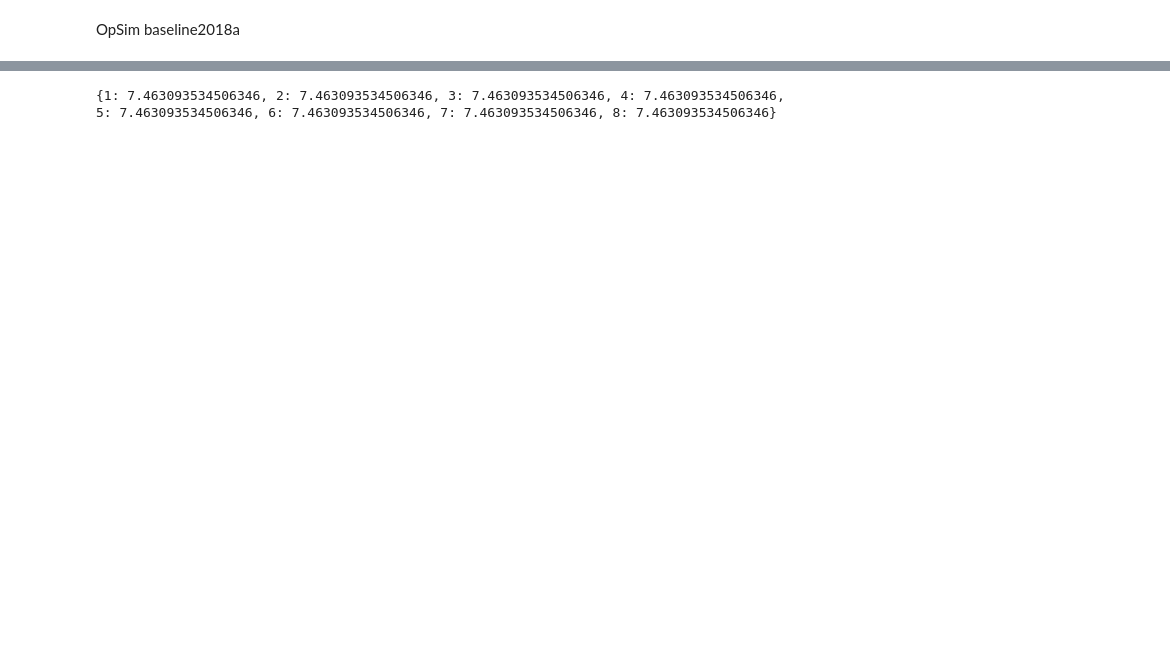
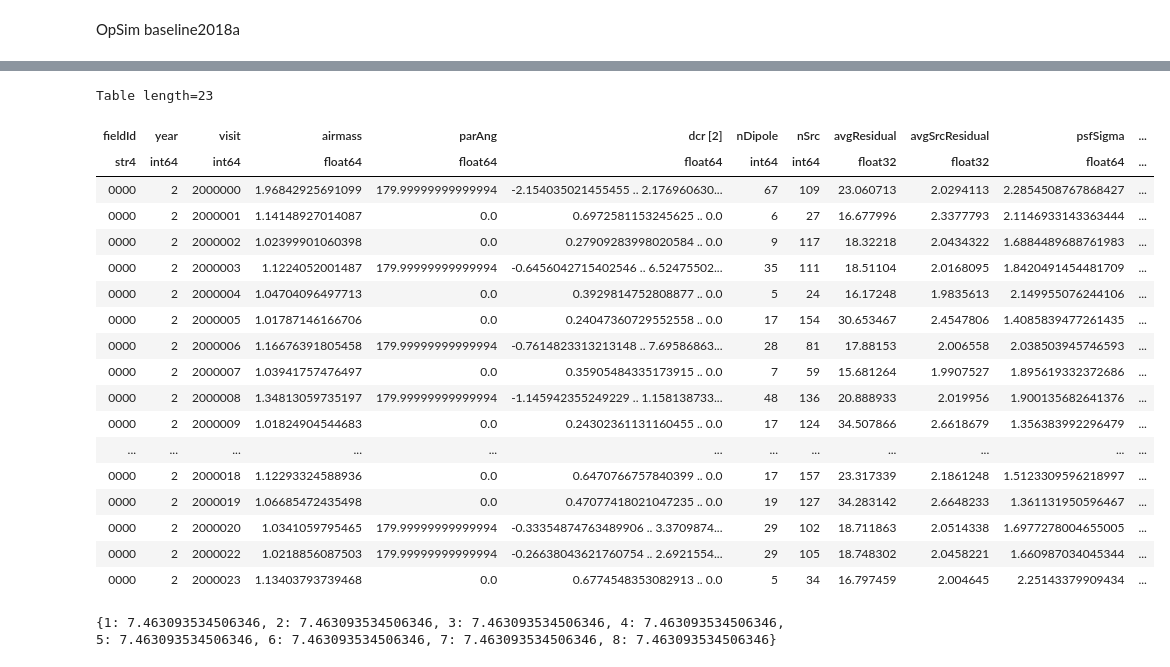
Before and after one commit to lsst-dm/experimental_DCR, a Jupyter notebook: DM-18709 image difference source detection.ipynb, the cells around one changed output, grey strips where cells are left out. Drawn from its saved outputs; the diff is of its cells as text; code cells hidden in the pictures; blank space fills up the shorter version.

```diff
--- a/DM-18709 image difference source detection.ipynb
+++ b/DM-18709 image difference source detection.ipynb
@@ -96,3 +171,25 @@ array([False, False, False, False, False, False, False, False])
+# %%
+alerts_deep[8]
+# %% [output]
+Table length=23
+| fieldId | year | visit | airmass | parAng | dcr [2] | nDipole | nSrc | avgResidual | avgSrcResidual | psfSigma | ... |
+| str4 | int64 | int64 | float64 | float64 | float64 | int64 | int64 | float32 | float32 | float64 | ... |
+| 0000 | 2 | 2000000 | 1.96842925691099 | 179.99999999999994 | -2.154035021455455 .. 2.176960630... | 67 | 109 | 23.060713 | 2.0294113 | 2.2854508767868427 | ... |
+| 0000 | 2 | 2000001 | 1.14148927014087 | 0.0 | 0.6972581153245625 .. 0.0 | 6 | 27 | 16.677996 | 2.3377793 | 2.1146933143363444 | ... |
+| 0000 | 2 | 2000002 | 1.02399901060398 | 0.0 | 0.27909283998020584 .. 0.0 | 9 | 117 | 18.32218 | 2.0434322 | 1.6884489688761983 | ... |
+| 0000 | 2 | 2000003 | 1.1224052001487 | 179.99999999999994 | -0.6456042715402546 .. 6.52475502... | 35 | 111 | 18.51104 | 2.0168095 | 1.8420491454481709 | ... |
+| 0000 | 2 | 2000004 | 1.04704096497713 | 0.0 | 0.3929814752808877 .. 0.0 | 5 | 24 | 16.17248 | 1.9835613 | 2.149955076244106 | ... |
+| 0000 | 2 | 2000005 | 1.01787146166706 | 0.0 | 0.24047360729552558 .. 0.0 | 17 | 154 | 30.653467 | 2.4547806 | 1.4085839477261435 | ... |
+| 0000 | 2 | 2000006 | 1.16676391805458 | 179.99999999999994 | -0.7614823313213148 .. 7.69586863... | 28 | 81 | 17.88153 | 2.006558 | 2.038503945746593 | ... |
+| 0000 | 2 | 2000007 | 1.03941757476497 | 0.0 | 0.35905484335173915 .. 0.0 | 7 | 59 | 15.681264 | 1.9907527 | 1.895619332372686 | ... |
+| 0000 | 2 | 2000008 | 1.34813059735197 | 179.99999999999994 | -1.145942355249229 .. 1.158138733... | 48 | 136 | 20.888933 | 2.019956 | 1.900135682641376 | ... |
+| 0000 | 2 | 2000009 | 1.01824904544683 | 0.0 | 0.24302361131160455 .. 0.0 | 17 | 124 | 34.507866 | 2.6618679 | 1.356383992296479 | ... |
+| ... | ... | ... | ... | ... | ... | ... | ... | ... | ... | ... | ... |
+| 0000 | 2 | 2000018 | 1.12293324588936 | 0.0 | 0.6470766757840399 .. 0.0 | 17 | 157 | 23.317339 | 2.1861248 | 1.5123309596218997 | ... |
+| 0000 | 2 | 2000019 | 1.06685472435498 | 0.0 | 0.47077418021047235 .. 0.0 | 19 | 127 | 34.283142 | 2.6648233 | 1.361131950596467 | ... |
+| 0000 | 2 | 2000020 | 1.0341059795465 | 179.99999999999994 | -0.33354874763489906 .. 3.3709874... | 29 | 102 | 18.711863 | 2.0514338 | 1.6977278004655005 | ... |
+| 0000 | 2 | 2000022 | 1.0218856087503 | 179.99999999999994 | -0.26638043621760754 .. 2.6921554... | 29 | 105 | 18.748302 | 2.0458221 | 1.660987034045344 | ... |
+| 0000 | 2 | 2000023 | 1.13403793739468 | 0.0 | 0.6774548353082913 .. 0.0 | 5 | 34 | 16.797459 | 2.004645 | 2.25143379909434 | ... |
 # %%
 metrics = {}
 for seeing_id in range(1, 9):
```
Also changed, not shown: parts of 51 cells of this notebook, 5 other files.
